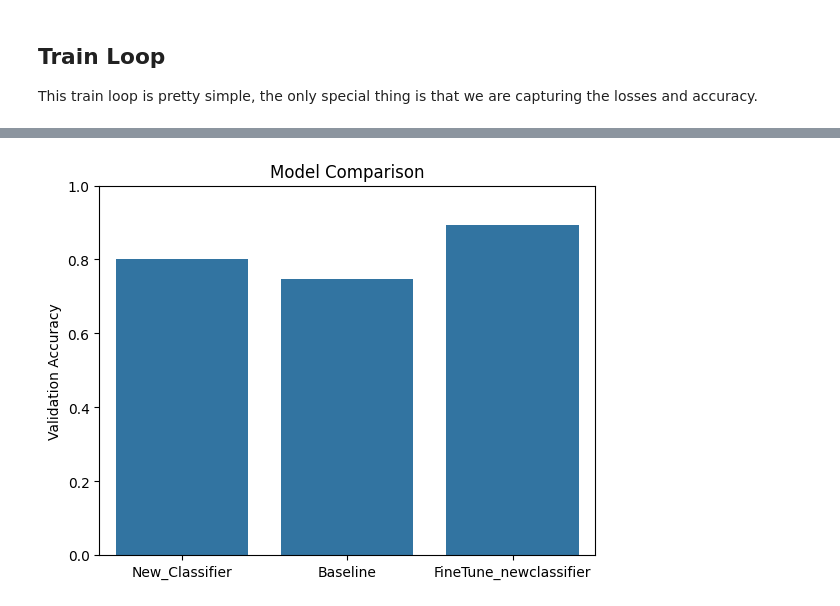
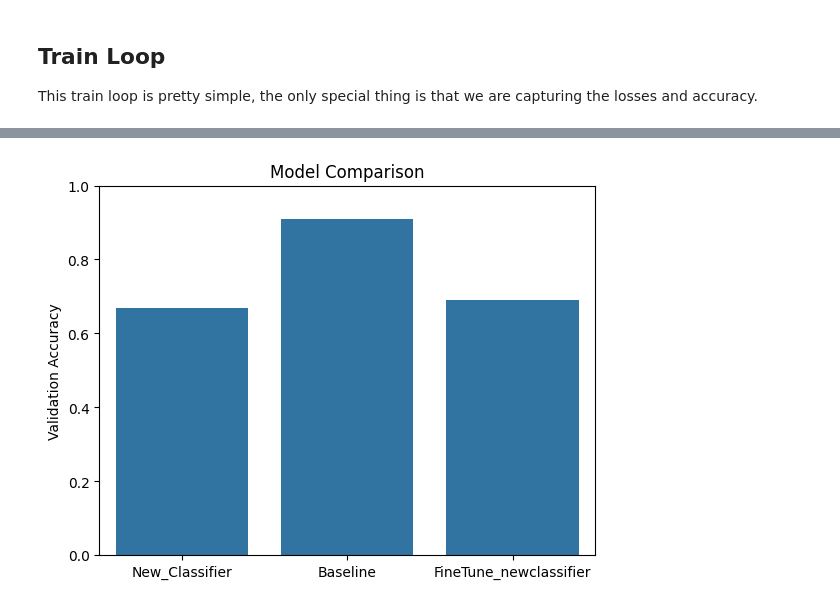
Before and after one commit to AkeemSemperDataScience/Intro_to_Machine_Learning_Students, a Jupyter notebook: 027_TORCH_transfer_learning.ipynb, the cells around one changed output, grey strips where cells are left out. Drawn from its saved outputs; the diff is of its cells as text; code cells hidden in the pictures.

```diff
--- a/027_TORCH_transfer_learning.ipynb
+++ b/027_TORCH_transfer_learning.ipynb
@@ -287,7 +286,7 @@ val_size = int(VAL_SPLIT * dataset_size)
 train_size = dataset_size - val_size
 train_dataset, val_dataset = random_split(full_dataset, [train_size, val_size])
 
-train_loader = DataLoader(train_dataset, batch_size=BATCH_SIZE, shuffle=True, num_workers=4, pin_memory=PIN)
+train_loader = DataLoader(train_dataset, batch_size=BATCH_SIZE, shuffle=True, num_workers=2, pin_memory=PIN)
 val_loader = DataLoader(val_dataset, batch_size=BATCH_SIZE, shuffle=False)
 # %% [output]
 Loading dataset from data/flowers/flower_photos/...
@@ -361,20 +360,19 @@ To do fine-tuning, we want a model that is already trained - the low learning ra
 For our purposes, a frozen base model and a new classifier will likely perform best, for the reason that we don't have the data or resources to train a model that is comparable to how the original ones were trained, so it is unlikely we can better it. The more the tasks diverge, the less true this holds. For general "I see stuff" types of tasks, the convolutional layer performance is likely to do well after we repurpose it to some other generic task. If we are dealing with something like MRI imaging, what the convolutional layers are "seeing" starts to become less similar to "normal" images, so we'd expect that more customization becomes more valuable here.
 
 ![Fine Tune](images/fine_tune.png "Fine Tuning")
-# %%
-fine_tune_model = new_model
-
-for param in fine_tune_model.parameters():
-    param.requires_grad = True
-
-fine_tune_rate = LEARN_RATE / 100
-model_list["FineTune_newclassifier"] = fine_tune_model
 # %% [markdown]
 ## Train Loop
 
 This train loop is pretty simple, the only special thing is that we are capturing the losses and accuracy.
 # %%
 def trainloop(model, device, train_loader, val_loader, epochs, loss_fn, optimizer):
+    ES_EPOCHS = 4
+    ES_TOLERANCE = 0.01
+    best_val_acc = 0
+    best_model_state = None
+    stop_count = 0
+
+    model.to(device)
     train_losses = []
     val_losses = []
     val_accuracies = []
@@ -386,6 +384,9 @@ def trainloop(model, device, train_loader, val_loader, epochs, loss_fn, optimize
                 images, labels = images.to(device), labels.to(device)
                 optimizer.zero_grad()
                 outputs = model(images)
+                # Adapt labels for BCEWithLogitsLoss if necessary
+                if isinstance(loss_fn, nn.BCEWithLogitsLoss):
+                    labels = labels.float().unsqueeze(1)
                 loss = loss_fn(outputs, labels)
                 loss.backward()
                 optimizer.step()
@@ -406,12 +407,21 @@ def trainloop(model, device, train_loader, val_loader, epochs, loss_fn, optimize
                 val_correct += (predicted == labels).sum().item()
         val_losses.append(val_running_loss / len(val_loader.dataset))
         val_accuracies.append(val_correct / len(val_loader.dataset))
+        if val_accuracies[-1] > best_val_acc:
+            best_val_acc = val_accuracies[-1]
+            best_model_state = model.state_dict().copy()
+            stop_count = 0
+        else:
+            stop_count += 1
 
         print(f"Epoch {epoch+1}/{epochs} - Train Loss: {epoch_train_loss:.4f} - Val Loss: {val_losses[-1]:.4f} - Val Accuracy: {val_accuracies[-1]:.4f}")
     return train_losses, val_losses, val_accuracies
 # %%
 accuracies = {}
-for model_name, model in model_list.items():
+train_order = ["Baseline", "New_Classifier", "FineTune_newclassifier"]
+
+for model_name in train_order:
+    model = model_list[model_name]
     print(f"Training {model_name}...")
     if model_name == "Baseline":
         loss_fn = nn.CrossEntropyLoss()
@@ -419,8 +429,12 @@ for model_name, model in model_list.items():
         _, __, base_val_acc = trainloop(model, device, train_loader, val_loader, EPOCHS*2, loss_fn, optimizer)
         accuracies[model_name] = base_val_acc
     elif model_name == "FineTune_newclassifier":
+        for param in model.parameters():
+            param.requires_grad = True
+
+        fine_tune_rate = LEARN_RATE / 100
         fine_tune_loss = nn.CrossEntropyLoss()
-        fine_tune_optimizer = torch.optim.Adam(model.parameters(), lr=fine_tune_rate)
+        fine_tune_optimizer = torch.optim.Adam(model.parameters(), lr=fine_tune_rate/10)
         _, __, fine_tune_val_acc = trainloop(model, device, train_loader, val_loader, EPOCHS, fine_tune_loss, fine_tune_optimizer)
         accuracies[model_name] = fine_tune_val_acc
     elif model_name == "New_Classifier":
@@ -428,6 +442,7 @@ for model_name, model in model_list.items():
         optimizer = torch.optim.Adam(model.parameters(), lr=LEARN_RATE/2)
         _, __, other_val_acc = trainloop(model, device, train_loader, val_loader, EPOCHS, loss_fn, optimizer)
         accuracies[model_name] = other_val_acc
+        model_list["FineTune_newclassifier"] = model
     else:
         print(f"Unknown model {model_name}, skipping training.")
 # %% [output]
@@ -451,9 +466,9 @@ Epoch 30/30 - Train Loss: 0.0010 - Val Loss: 0.5078 - Val Accuracy: 0.9000
 # %%
-average_accuracies = {model_name: np.mean(acc) for model_name, acc in accuracies.items()}
-sns.barplot(x=list(average_accuracies.keys()), y=list(average_accuracies.values()))
+max_accuracies = {model_name: np.max(acc) for model_name, acc in accuracies.items()}
+sns.barplot(x=list(max_accuracies.keys()), y=list(max_accuracies.values()))
 plt.ylabel("Validation Accuracy")
 plt.title("Model Comparison")
 plt.ylim(0, 1)
 plt.show()
 # %% [output]
-[figure, old version]
+[figure, new version]
```
Also changed, not shown: parts of 30 cells of this notebook, 3 other files.
